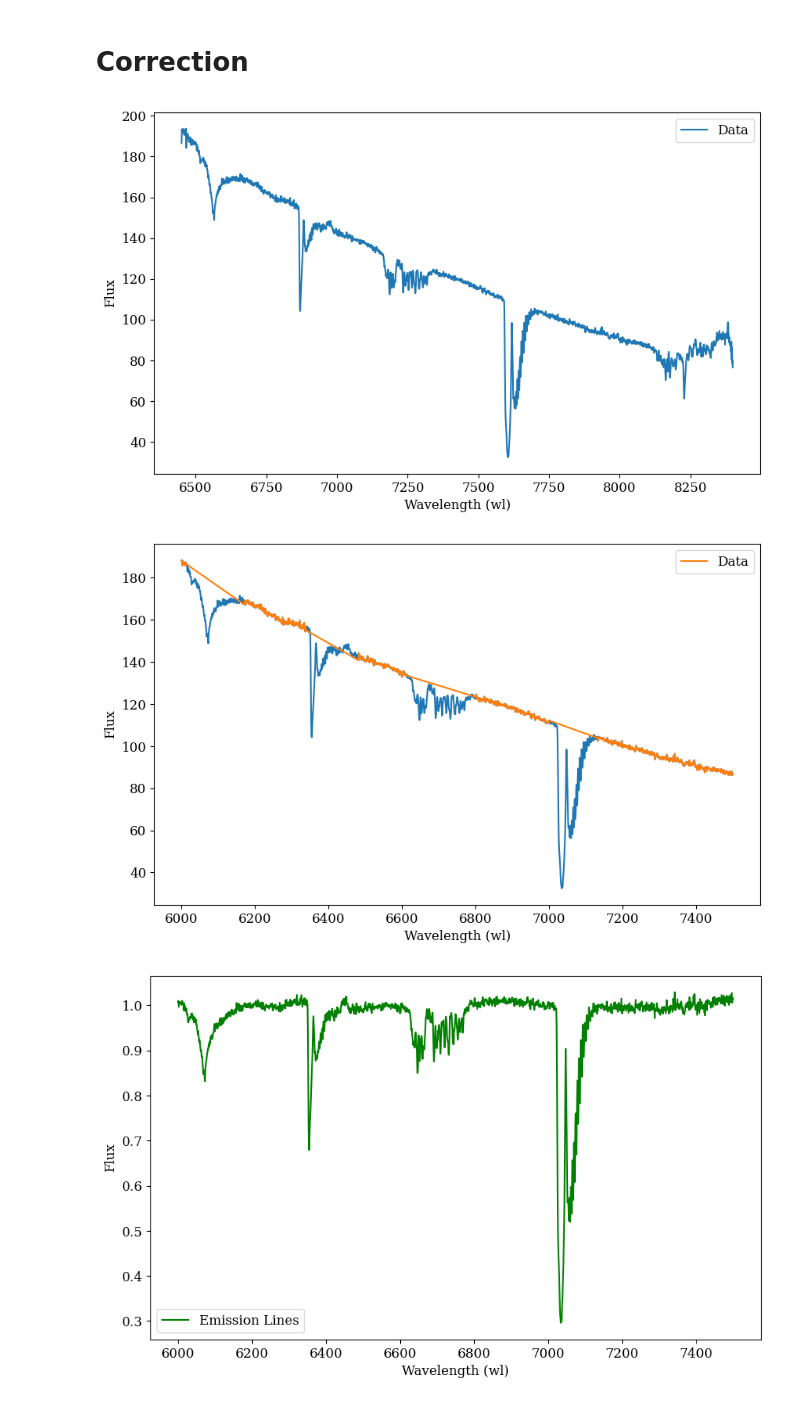
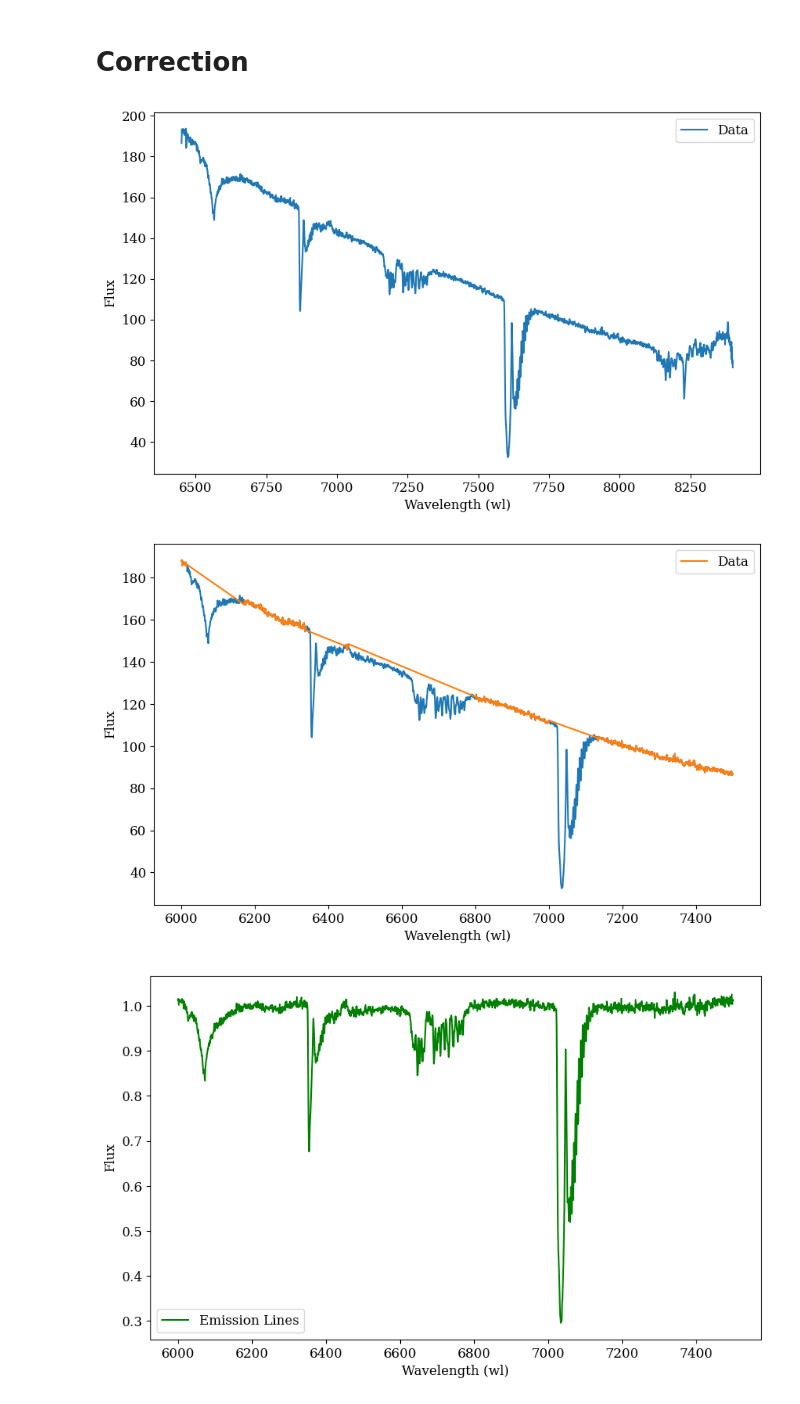
Before and after one commit to seratsaad/ticktock, a Jupyter notebook: Spectral Decomposition - Optical - Halpha.ipynb, the cells around one changed output. Cells and saved outputs as stored; diff of their text form; code cells hidden in the pictures.

```diff
--- a/Spectral Decomposition - Optical - Halpha.ipynb
+++ b/Spectral Decomposition - Optical - Halpha.ipynb
@@ -82,6 +82,7 @@ err = data[2]
 
 plt.figure(figsize=(10, 6))
 plt.plot(wl, flux, label='Data')  # Original data
+
 
 #plt.plot(wl_fit, flux_fit-flux_o, label='Best fit curve')  # Fitted curve
 plt.xlabel('Wavelength (wl)')
@@ -98,36 +99,39 @@ err_o = err[mask0]
 mask1 = np.where((wl_o < 6015) | (wl_o > 6170))
 wl = wl_o[mask1]
 flux = flux_o[mask1]
 err = err_o[mask1]
 
-mask2 = np.where((wl < 6340) | (wl > 6480))
+mask2 = np.where((wl < 6340) | (wl > 6445))
 wl = wl[mask2]
 flux = flux[mask2]
 err = err[mask2]
 
-mask3 = np.where((wl < 6610) | (wl > 6800))
+mask3 = np.where((wl < 6455) | (wl > 6800))
 wl = wl[mask3]
 flux = flux[mask3]
 err = err[mask3]
 
 
 mask4 = np.where((wl < 7000) | (wl > 7130))
 wl = wl[mask4]
 flux = flux[mask4]
 err = err[mask4]
 
 plt.figure(figsize=(10, 6))
 plt.plot(wl_o, flux_o)
 plt.plot(wl, flux, label='Data')  # Original data
 
+#plt.axvline(x=6445)
+#plt.axvline(x=6455)
+
 #plt.plot(wl_fit, flux_fit-flux_o, label='Best fit curve')  # Fitted curve
 plt.xlabel('Wavelength (wl)')
 plt.ylabel('Flux')
 plt.legend()
 plt.show()
 # %% [output]
 [figure]
-[figure, old version]
+[figure, new version]
 # %%
 degree = 3
 coefficients = np.polyfit(wl, flux, degree)
```
Also changed, not shown: parts of 4 cells of this notebook.
